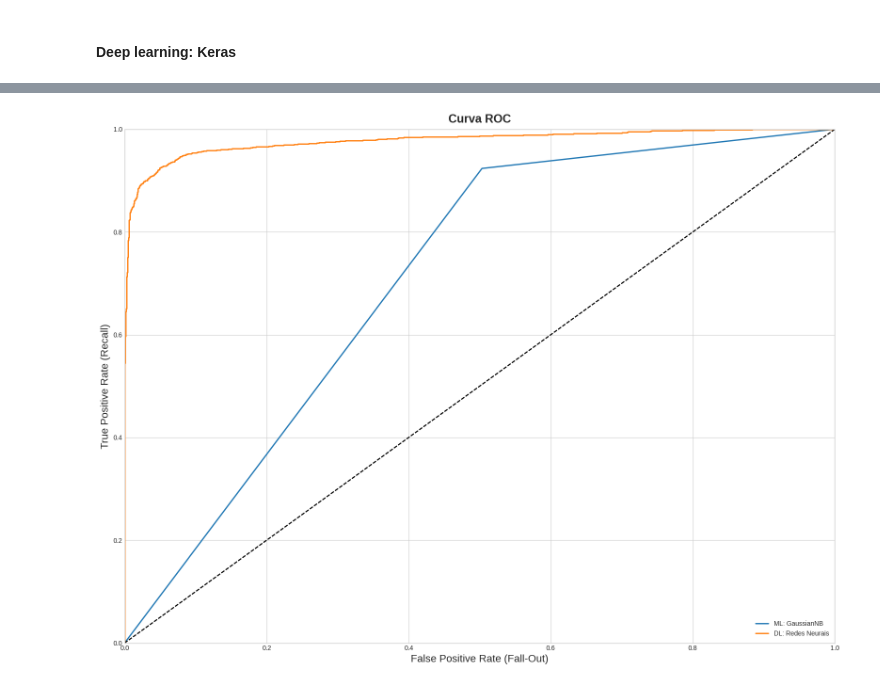
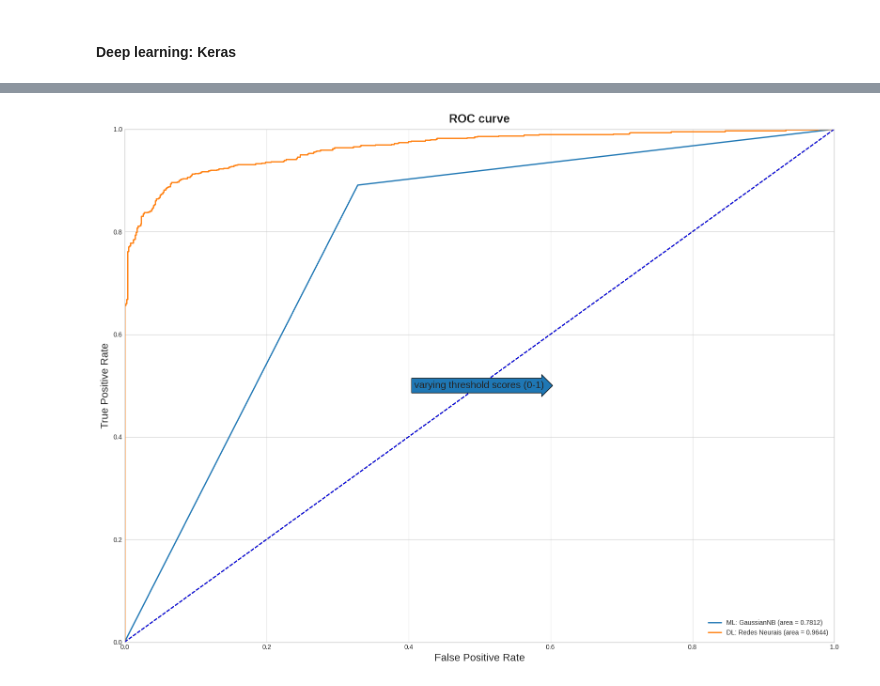
Before and after one commit to andvsilva/sentiment-analysis-deep-learning, a Jupyter notebook: amazon_sent/Amazon_sentiment.ipynb, the cells around one changed output, grey strips where cells are left out. Cells and saved outputs as stored; diff of their text form; code cells hidden in the pictures.

Commit message:
working on ROC curve

```diff
--- a/amazon_sent/Amazon_sentiment.ipynb
+++ b/amazon_sent/Amazon_sentiment.ipynb
@@ -211,12 +219,12 @@ Numero de linhas: 568454, numero de colunas: 10
 # %%
 ######## parte do dataset
 df_reviews_copy = df_reviews.copy()
-df_reviews_sample = df_reviews_copy.sample(15000) # FIXME remover no final
+df_reviews_sample = df_reviews_copy.sample(5000) # FIXME remover no final
 
 # release memory RAM - dataframe
 release_memory(df_reviews_copy)
 release_memory(df_reviews)
-df_reviews = df_reviews_sample
+df_reviews = df_reviews_sample[['Score', 'Text']] # select o
 release_memory(df_reviews_sample)
 # %% [output]
 memory RAM released.
@@ -831,7 +789,11 @@ def plot_roc_curve(fpr, tpr, label=None):
     plt.grid(True)
 # %%
 clf_gnb_roc = clf_gnb.predict(x_validation)
-model_roc = model.predict(x_validation)
+gnb_roc_auc = roc_auc_score(y_validation, clf_gnb_roc)
+
+model_roc = model.predict(x_validation)  # keras
+model_roc_auc = roc_auc_score(y_validation, model_roc)
+
 
 fpr_lr, tpr_lr, thresholds_lr = roc_curve(y_validation, clf_gnb_roc)
 fpr_net, tpr_net_lr, thresholds_net_lr = roc_curve(y_validation, model_roc)
@@ -841,14 +802,19 @@ fpr_net, tpr_net_lr, thresholds_net_lr = roc_curve(y_validation, model_roc)
 # %%
 plt.figure(figsize=(16, 12))                                    # Not shown
-plot_roc_curve(fpr_lr, tpr_lr, label='ML: GaussianNB')
-plot_roc_curve(fpr_net, tpr_net_lr, label='DL: Redes Neurais')
+plot_roc_curve(fpr_lr, tpr_lr, label='ML: GaussianNB (area = %0.4f)' % gnb_roc_auc)
+plot_roc_curve(fpr_net, tpr_net_lr, label='DL: Redes Neurais (area = %0.4f)' % model_roc_auc)
 #plot_roc_curve(fpr_bnb, tpr_bnb, label='BernoulliNB')
 #plot_roc_curve(fpr_gb, tpr_gb, label='Gradient Boosting')
+plt.plot([0, 1], [0, 1],'b--')
+plt.text(0.5, 0.5, "varying threshold scores (0-1)", rotation=0, size=15,ha="center", va="center",bbox=dict(boxstyle="rarrow"))
+plt.xlabel('False Positive Rate')
+plt.ylabel('True Positive Rate')
+plt.title('ROC curve')
 plt.legend(loc="lower right")
-plt.title('Curva ROC', fontweight="bold")
+plt.savefig('ROC_curves')
 plt.show()
 # %% [output]
-[figure, old version]
+[figure, new version]
 # %%
 #### File end HERE
 
```
Also changed, not shown: parts of 43 cells of this notebook, 3 other files.
